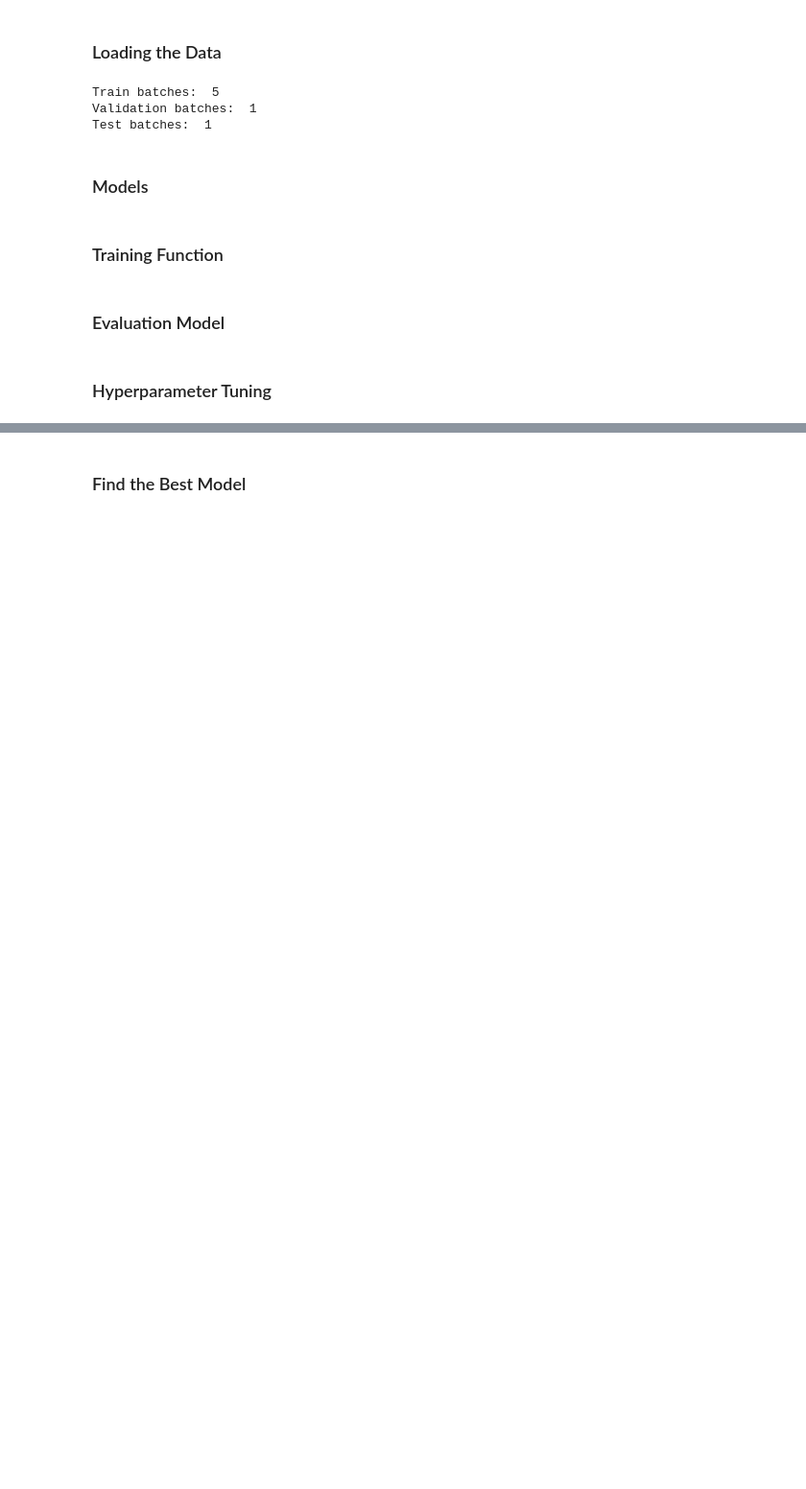
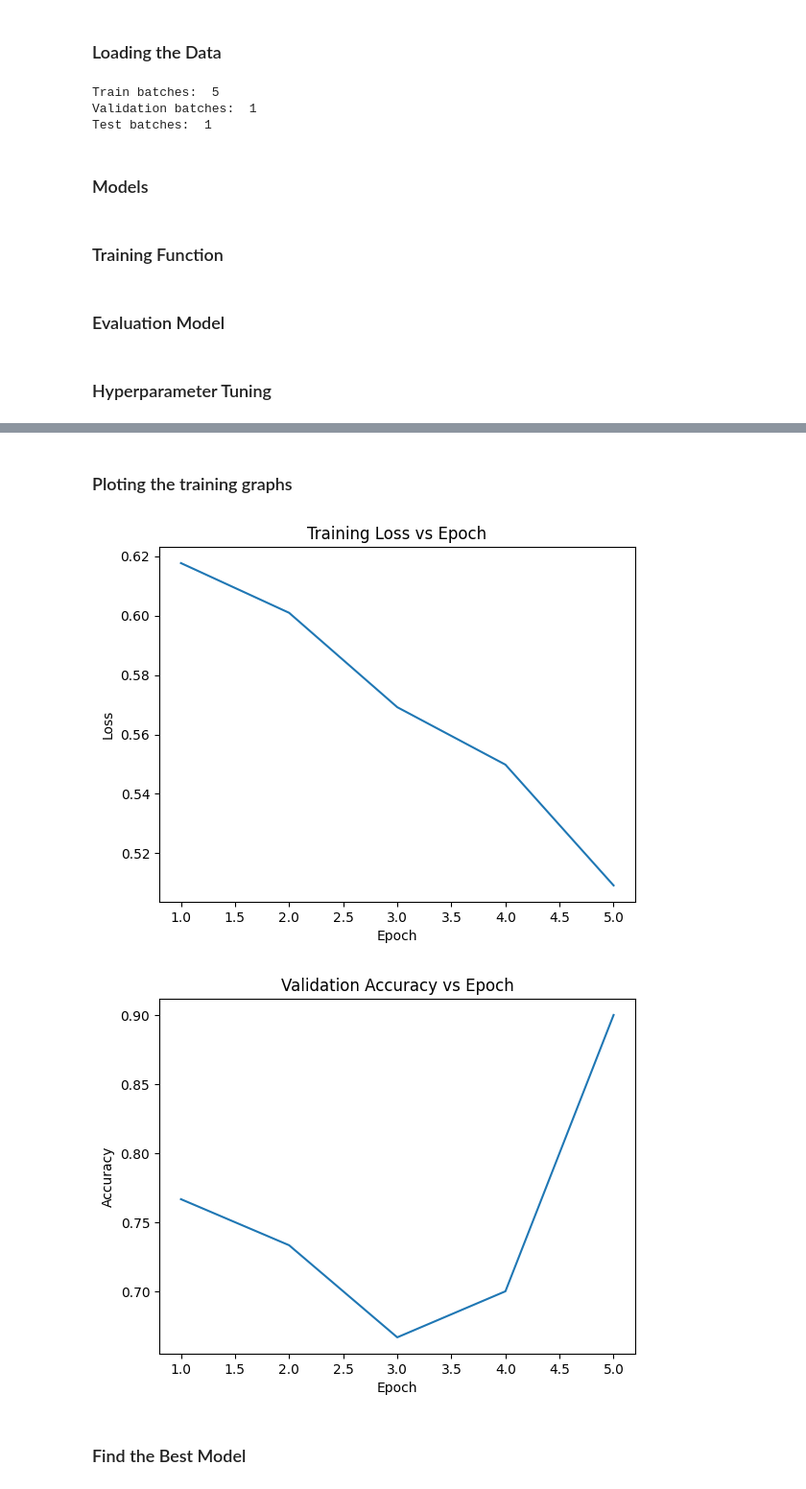
Before and after one commit to Mystery-glitch/MalariaDetection, a Jupyter notebook: notebook/ModelExperiment.ipynb, the cells around one changed output, grey strips where cells are left out. Shown at 96% size. Cells and saved outputs as stored; diff of their text form; code cells hidden in the pictures; blank space fills up the shorter version.

```diff
--- a/notebook/ModelExperiment.ipynb
+++ b/notebook/ModelExperiment.ipynb
@@ -113,10 +113,14 @@ def get_model(model_name):
 # %%
 def train_model(model, optimizer, criterion, epochs=5):
 
-    best_model = copy.deepcopy(model.state_dict())
+    best_weights = copy.deepcopy(model.state_dict())
     best_acc = 0
 
+    train_losses = []          # <-- ADDED
+    val_accuracies = []        # <-- ADDED
+
     for epoch in range(epochs):
+
         model.train()
         running_loss = 0
 
@@ -129,16 +133,21 @@ def train_model(model, optimizer, criterion, epochs=5):
 
             running_loss += loss.item()
 
+        epoch_loss = running_loss / len(trainLoader)
         val_acc = evaluate(model, valLoader)
+
+        train_losses.append(epoch_loss)
+        val_accuracies.append(val_acc)
 
         if val_acc > best_acc:
             best_acc = val_acc
-            best_model = copy.deepcopy(model.state_dict())
+            best_weights = copy.deepcopy(model.state_dict())
 
-        print(f"Epoch {epoch+1}, Loss: {running_loss:.4f}, Val Acc: {val_acc:.4f}")
+        print(f"Epoch {epoch+1} | Loss: {epoch_loss:.4f} | Val Acc: {val_acc:.4f}")
 
-    model.load_state_dict(best_model)
-    return model
+    model.load_state_dict(best_weights)
+
+    return model, best_acc, train_losses, val_accuracies
 # %% [markdown]
 ### Evaluation Model
 # %%
@@ -165,6 +174,8 @@ learning_rates = [0.001, 0.0001]
 optimizers_list = ["adam", "sgd"]
 
 results = []
+best_global_acc = 0
+best_global_model = None
 # %%
 for model_name in models_list:
     for lr in learning_rates:
@@ -180,9 +191,13 @@ for model_name in models_list:
             else:
                 optimizer = optim.SGD(model.parameters(), lr=lr, momentum=0.9)
 
-            trained_model = train_model(model, optimizer, criterion)
+            trained_model, val_acc, train_losses, val_accuracies = train_model(model, optimizer, criterion)
             test_acc = evaluate(trained_model, testLoader)
 
             results.append([model_name, lr, opt_name, test_acc])
+
+            if test_acc > best_global_acc:
+                best_global_acc = test_acc
+                best_global_model = copy.deepcopy(trained_model)
 # %% [output]
 Training resnet50 | LR=0.001 | OPT=adam
@@ -278,3 +289,26 @@ Epoch 5, Loss: 2.8845, Val Acc: 0.7000
+# %% [markdown]
+### Ploting the training graphs
+# %%
+epochs_range = range(1, len(train_losses) + 1)
+
+# Training Loss Graph
+plt.figure()
+plt.plot(epochs_range, train_losses)
+plt.title("Training Loss vs Epoch")
+plt.xlabel("Epoch")
+plt.ylabel("Loss")
+plt.show()
+
+# Validation Accuracy Graph
+plt.figure()
+plt.plot(epochs_range, val_accuracies)
+plt.title("Validation Accuracy vs Epoch")
+plt.xlabel("Epoch")
+plt.ylabel("Accuracy")
+plt.show()
+# %% [output]
+[figure, added]
+[figure, added]
 # %% [markdown]
 ### Find the Best Model
 # %%
```
Also changed, not shown: parts of 7 cells of this notebook, 20 other files.
